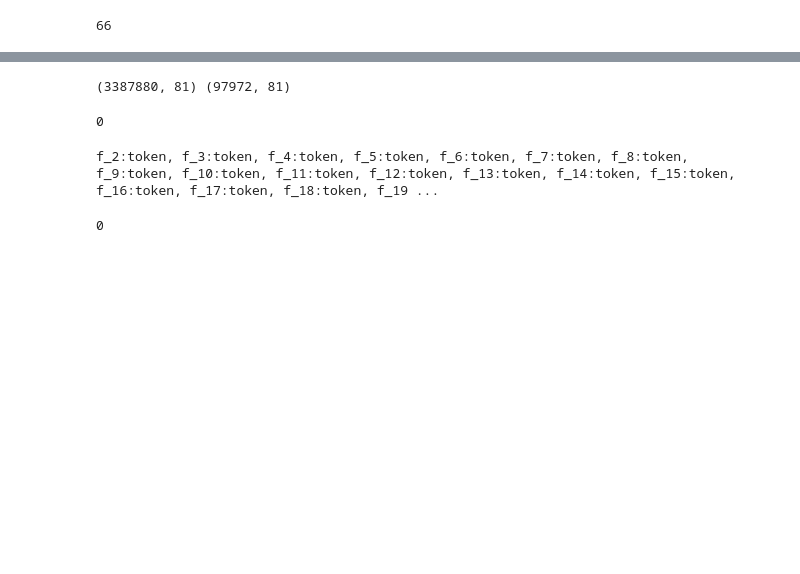
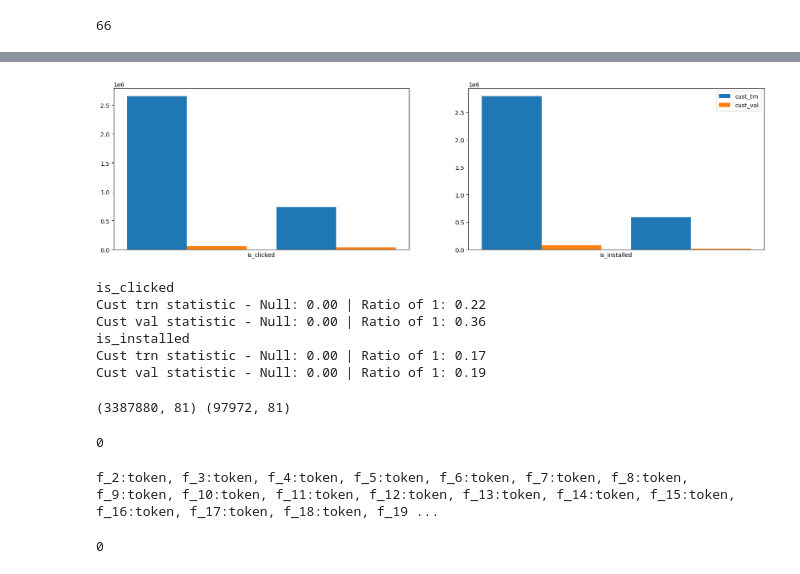
Before and after one commit to pepsi2222/RecSys-Challenge-23, a Jupyter notebook: data/split.ipynb, the cells around one changed output, grey strips where cells are left out. Drawn from its saved outputs; the diff is of its cells as text; code cells hidden in the pictures; blank space fills up the shorter version.

```diff
--- a/data/split.ipynb
+++ b/data/split.ipynb
@@ -39,4 +39,34 @@ val_df.sample(5)
 5 rows × 81 columns
+# %%
+import matplotlib.pyplot as plt
+
+fig, ax = plt.subplots(1, 2, figsize=(20, 5))
+ax[0].hist([trn_df['is_clicked'].astype(str), val_df['is_clicked'].astype(str)], bins=2, label=['cust_trn', 'cust_val'], align='mid')
+ax[1].hist([trn_df['is_installed'].astype(str), val_df['is_installed'].astype(str)], bins=2, label=['cust_trn', 'cust_val'], align='mid')
+plt.legend(loc='best')
+ax[0].set_xlabel('is_clicked')
+ax[1].set_xlabel('is_installed')
+plt.show()
+plt.close()
+
+for i in ['is_clicked', 'is_installed']:
+    print(f"{i} \n"
+          f"Cust trn statistic - "
+          f"Null: {trn_df[i].isnull().mean():.2f} | "
+          f"Ratio of 1: {trn_df[i].mean():.2f}"
+        )
+    print(f"Cust val statistic - "
+          f"Null: {val_df[i].isnull().mean():.2f} | "
+          f"Ratio of 1: {val_df[i].mean():.2f}"
+        )
+# %% [output]
+[figure, added]
+is_clicked
+Cust trn statistic - Null: 0.00 | Ratio of 1: 0.22
+Cust val statistic - Null: 0.00 | Ratio of 1: 0.36
+is_installed
+Cust trn statistic - Null: 0.00 | Ratio of 1: 0.17
+Cust val statistic - Null: 0.00 | Ratio of 1: 0.19
 # %%
 trn_df.to_csv(trn_data_pth, sep='\t', index=False)
 val_df.to_csv(val_data_pth, sep='\t', index=False)
```
Also changed, not shown: parts of 2 cells of this notebook, 3 other files.
